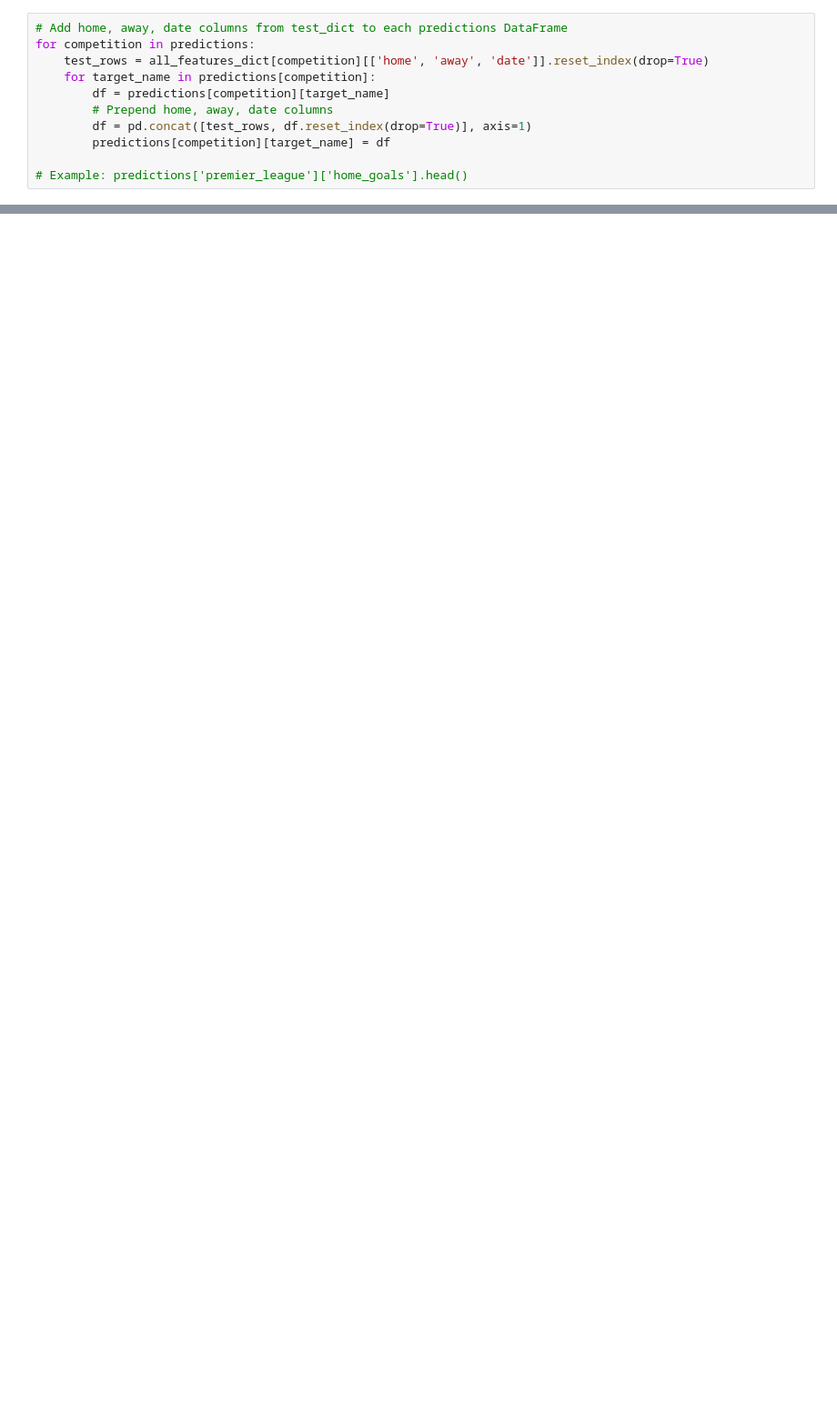
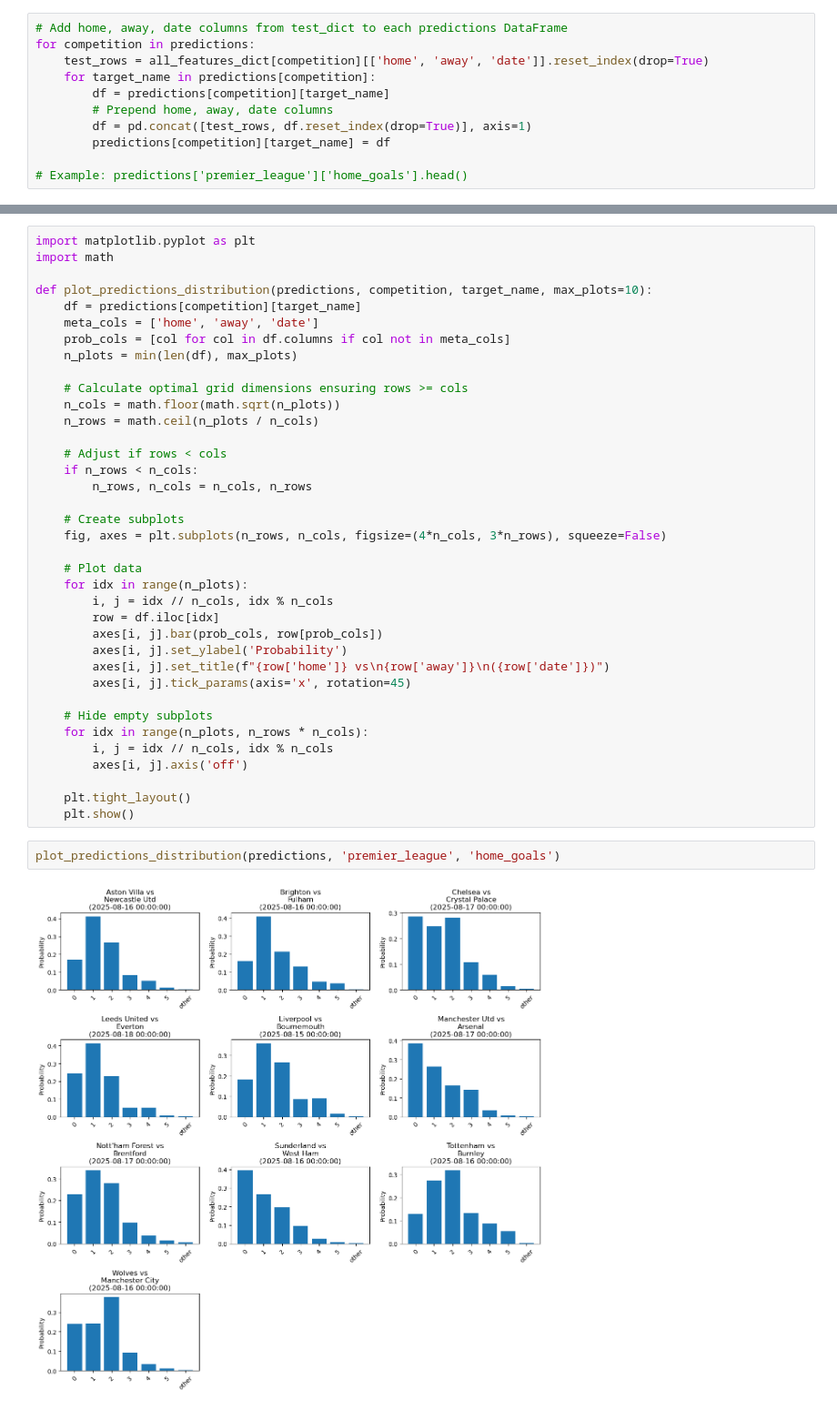
Before and after one commit to 1111111huang/betbot, a Jupyter notebook: run/batch_update/inference.ipynb, the cells around one changed output, grey strips where cells are left out. Shown at 91% size. Cells and saved outputs as stored; diff of their text form; blank space fills up the shorter version.

```diff
--- a/run/batch_update/inference.ipynb
+++ b/run/batch_update/inference.ipynb
@@ -250,0 +256,41 @@ predictions['premier_league']['away_goals']
+# %%
+import matplotlib.pyplot as plt
+import math
+
+def plot_predictions_distribution(predictions, competition, target_name, max_plots=10):
+    df = predictions[competition][target_name]
+    meta_cols = ['home', 'away', 'date']
+    prob_cols = [col for col in df.columns if col not in meta_cols]
+    n_plots = min(len(df), max_plots)
+
+    # Calculate optimal grid dimensions ensuring rows >= cols
+    n_cols = math.floor(math.sqrt(n_plots))
+    n_rows = math.ceil(n_plots / n_cols)
+
+    # Adjust if rows < cols
+    if n_rows < n_cols:
+        n_rows, n_cols = n_cols, n_rows
+
+    # Create subplots
+    fig, axes = plt.subplots(n_rows, n_cols, figsize=(4*n_cols, 3*n_rows), squeeze=False)
+
+    # Plot data
+    for idx in range(n_plots):
+        i, j = idx // n_cols, idx % n_cols
+        row = df.iloc[idx]
+        axes[i, j].bar(prob_cols, row[prob_cols])
+        axes[i, j].set_ylabel('Probability')
+        axes[i, j].set_title(f"{row['home']} vs\n{row['away']}\n({row['date']})")
+        axes[i, j].tick_params(axis='x', rotation=45)
+
+    # Hide empty subplots
+    for idx in range(n_plots, n_rows * n_cols):
+        i, j = idx // n_cols, idx % n_cols
+        axes[i, j].axis('off')
+
+    plt.tight_layout()
+    plt.show()
+# %%
+plot_predictions_distribution(predictions, 'premier_league', 'home_goals')
+# %% [output]
+[figure, added]
```
Also changed, not shown: parts of 10 cells of this notebook, 5 other files.
